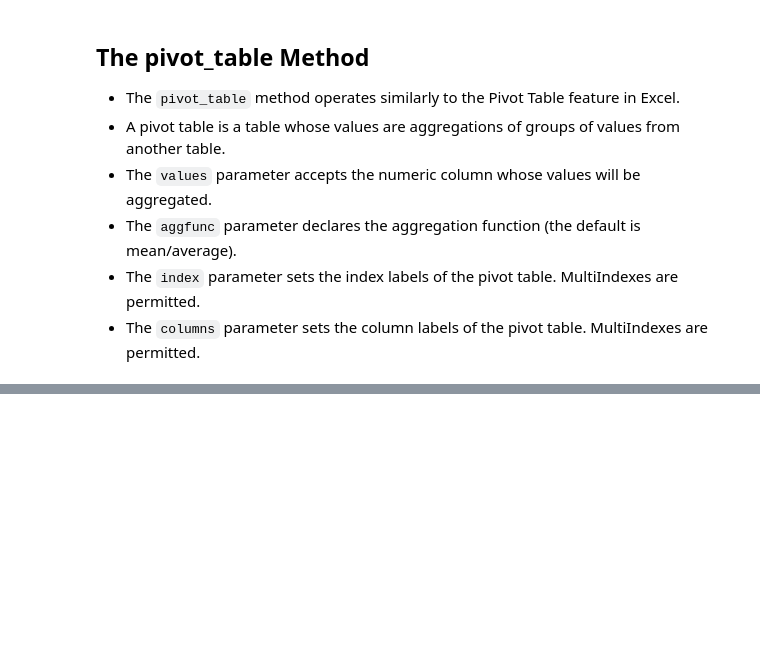
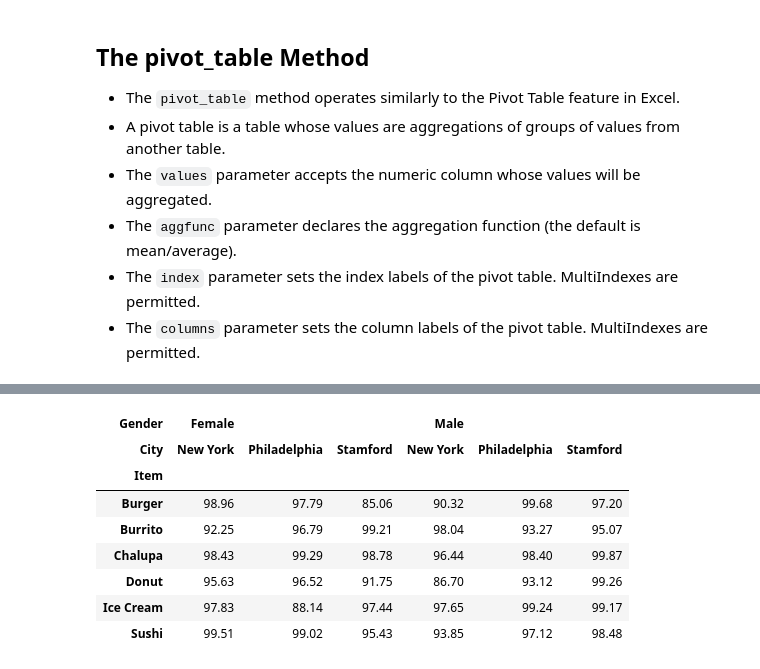
Before and after one commit to SORO75/my-codelab, a Jupyter notebook: udemy/Data_Analysis_Panda/Incomplete/08 - MultiIndex.ipynb, the cells around one changed output, grey strips where cells are left out. Saved outputs shown, nothing was run; the diff lists cells and outputs as text; code cells hidden in the pictures; blank space fills up the shorter version.

```diff
--- a/udemy/Data_Analysis_Panda/Incomplete/08 - MultiIndex.ipynb
+++ b/udemy/Data_Analysis_Panda/Incomplete/08 - MultiIndex.ipynb
@@ -338,3 +406,6 @@ world.unstack([1, 0])
 - The `aggfunc` parameter declares the aggregation function (the default is mean/average).
 - The `index` parameter sets the index labels of the pivot table. MultiIndexes are permitted.
 - The `columns` parameter sets the column labels of the pivot table. MultiIndexes are permitted.
+# %%
+foods = pd.read_csv("foods.csv")
+foods.head()
@@ -340,0 +419,23 @@ world.unstack([1, 0])
+# %%
+foods.pivot_table(values="Spend", index="Gender", aggfunc="mean")
+foods.pivot_table(values="Spend", index="Gender", aggfunc="sum")
+
+foods.pivot_table(values="Spend", index="Item", aggfunc="sum")
+foods.pivot_table(values="Spend", index="Item",columns=["Gender","City"], aggfunc="sum")
+
+foods.pivot_table(values="Spend", index="Item",columns=["Gender","City"], aggfunc="mean")
+
+foods.pivot_table(values="Spend", index="Item",columns=["Gender","City"], aggfunc="count")
+
+
+foods.pivot_table(values="Spend", index="Item",columns=["Gender","City"], aggfunc="max")
+# %% [output]
+| Gender | Female |  |  | Male |  |  |
+| City | New York | Philadelphia | Stamford | New York | Philadelphia | Stamford |
+| Item |  |  |  |  |  |  |
+| Burger | 98.96 | 97.79 | 85.06 | 90.32 | 99.68 | 97.20 |
+| Burrito | 92.25 | 96.79 | 99.21 | 98.04 | 93.27 | 95.07 |
+| Chalupa | 98.43 | 99.29 | 98.78 | 96.44 | 98.40 | 99.87 |
+| Donut | 95.63 | 96.52 | 91.75 | 86.70 | 93.12 | 99.26 |
+| Ice Cream | 97.83 | 88.14 | 97.44 | 97.65 | 99.24 | 99.17 |
+| Sushi | 99.51 | 99.02 | 95.43 | 93.85 | 97.12 | 98.48 |
```
Also changed, not shown: parts of 5 cells of this notebook, 9 other files.
